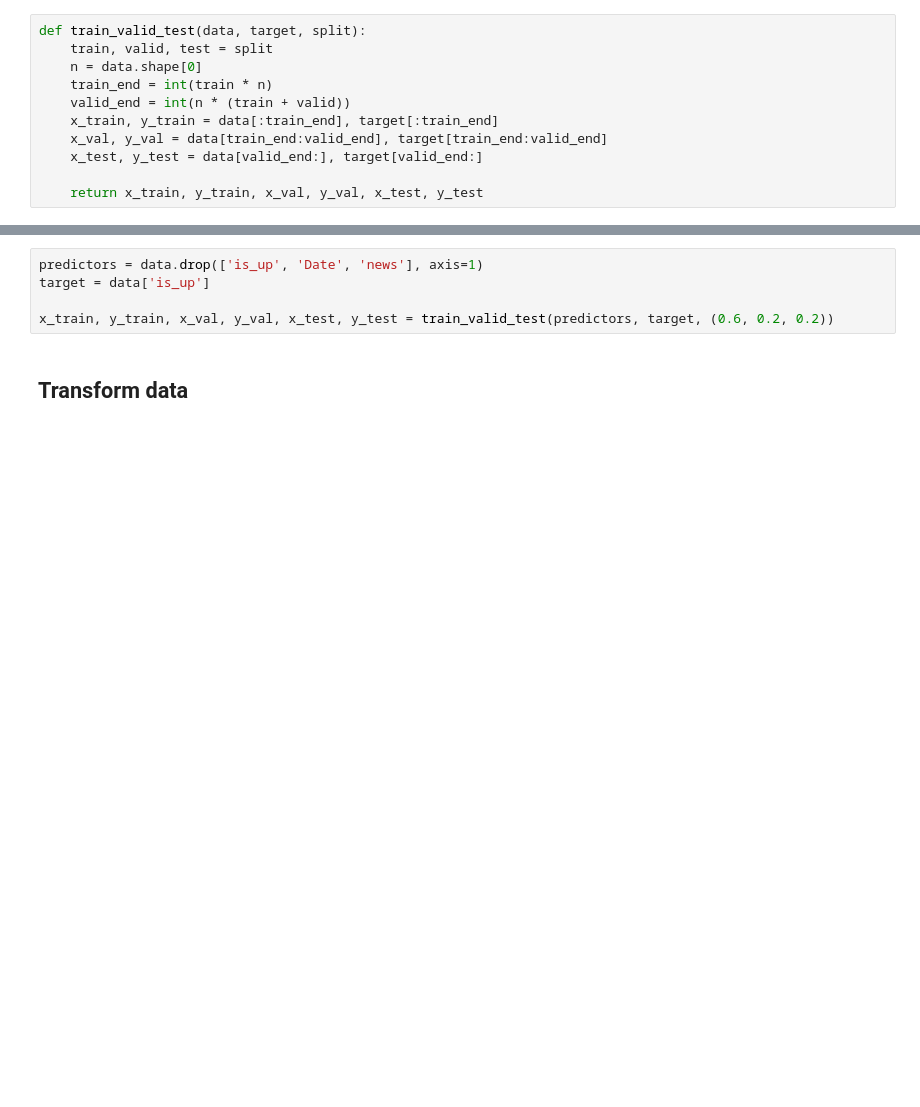
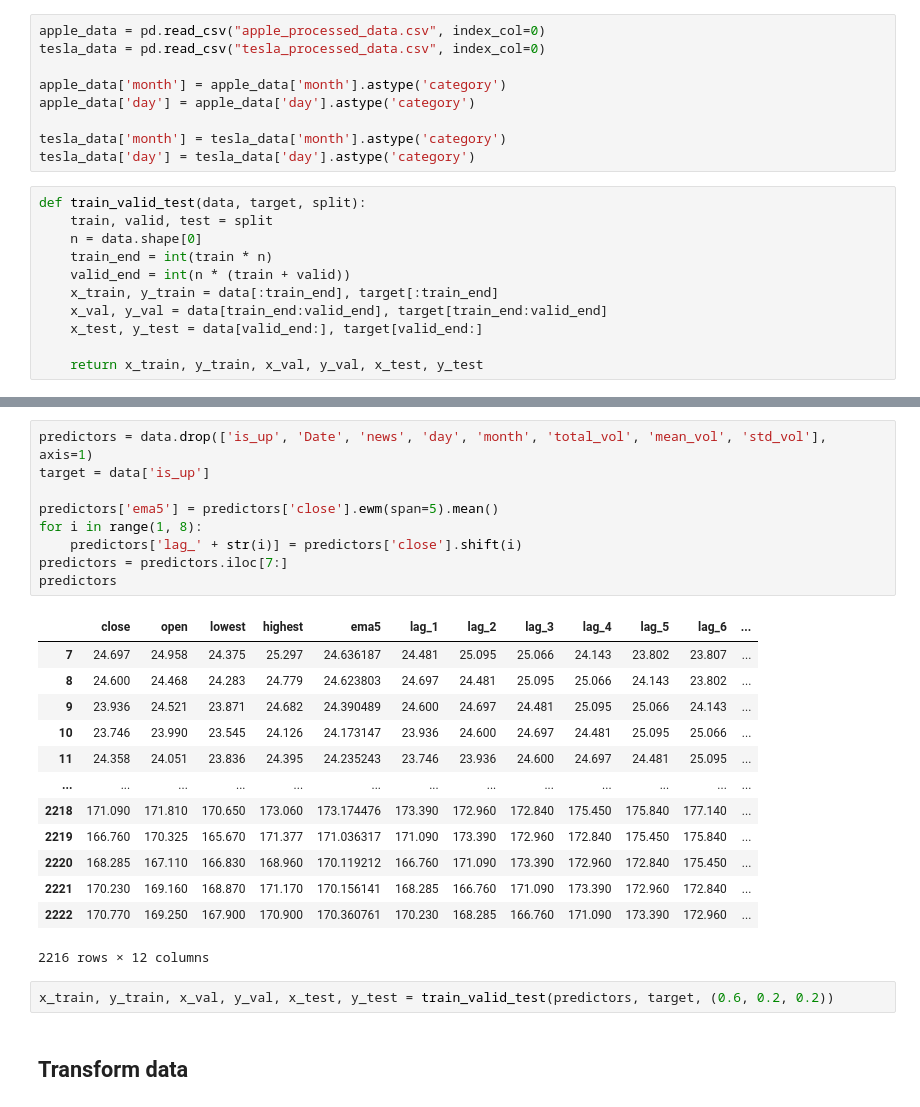
Before and after one commit to vinhqbui/207-final, a Jupyter notebook: ApplyML.ipynb, the cells around one changed output, grey strips where cells are left out. Saved outputs shown, nothing was run; the diff lists cells and outputs as text; blank space fills up the shorter version.

```diff
--- a/ApplyML.ipynb
+++ b/ApplyML.ipynb
@@ -44,3 +37,12 @@ tesla_data = pd.read_csv("tesla_processed_data.csv")
+# %%
+apple_data = pd.read_csv("apple_processed_data.csv", index_col=0)
+tesla_data = pd.read_csv("tesla_processed_data.csv", index_col=0)
+
+apple_data['month'] = apple_data['month'].astype('category')
+apple_data['day'] = apple_data['day'].astype('category')
+
+tesla_data['month'] = tesla_data['month'].astype('category')
+tesla_data['day'] = tesla_data['day'].astype('category')
 # %%
 def train_valid_test(data, target, split):
     train, valid, test = split
@@ -57,7 +67,27 @@ data = apple_data
+# %%
+predictors = data.drop(['is_up', 'Date', 'news', 'day', 'month', 'total_vol', 'mean_vol', 'std_vol'], axis=1)
+target = data['is_up']
+
+predictors['ema5'] = predictors['close'].ewm(span=5).mean()
+for i in range(1, 8):
+    predictors['lag_' + str(i)] = predictors['close'].shift(i)
+predictors = predictors.iloc[7:]
+predictors
+# %% [output]
+|  | close | open | lowest | highest | ema5 | lag_1 | lag_2 | lag_3 | lag_4 | lag_5 | lag_6 | ... |
+| 7 | 24.697 | 24.958 | 24.375 | 25.297 | 24.636187 | 24.481 | 25.095 | 25.066 | 24.143 | 23.802 | 23.807 | ... |
+| 8 | 24.600 | 24.468 | 24.283 | 24.779 | 24.623803 | 24.697 | 24.481 | 25.095 | 25.066 | 24.143 | 23.802 | ... |
+| 9 | 23.936 | 24.521 | 23.871 | 24.682 | 24.390489 | 24.600 | 24.697 | 24.481 | 25.095 | 25.066 | 24.143 | ... |
+| 10 | 23.746 | 23.990 | 23.545 | 24.126 | 24.173147 | 23.936 | 24.600 | 24.697 | 24.481 | 25.095 | 25.066 | ... |
+| 11 | 24.358 | 24.051 | 23.836 | 24.395 | 24.235243 | 23.746 | 23.936 | 24.600 | 24.697 | 24.481 | 25.095 | ... |
+| ... | ... | ... | ... | ... | ... | ... | ... | ... | ... | ... | ... | ... |
+| 2218 | 171.090 | 171.810 | 170.650 | 173.060 | 173.174476 | 173.390 | 172.960 | 172.840 | 175.450 | 175.840 | 177.140 | ... |
+| 2219 | 166.760 | 170.325 | 165.670 | 171.377 | 171.036317 | 171.090 | 173.390 | 172.960 | 172.840 | 175.450 | 175.840 | ... |
+| 2220 | 168.285 | 167.110 | 166.830 | 168.960 | 170.119212 | 166.760 | 171.090 | 173.390 | 172.960 | 172.840 | 175.450 | ... |
+| 2221 | 170.230 | 169.160 | 168.870 | 171.170 | 170.156141 | 168.285 | 166.760 | 171.090 | 173.390 | 172.960 | 172.840 | ... |
+| 2222 | 170.770 | 169.250 | 167.900 | 170.900 | 170.360761 | 170.230 | 168.285 | 166.760 | 171.090 | 173.390 | 172.960 | ... |
+2216 rows × 12 columns
 # %%
-predictors = data.drop(['is_up', 'Date', 'news'], axis=1)
-target = data['is_up']
-
 x_train, y_train, x_val, y_val, x_test, y_test = train_valid_test(predictors, target, (0.6, 0.2, 0.2))
 # %% [markdown]
 ## Transform data
```
Also changed, not shown: parts of 26 cells of this notebook, 7 other files.
